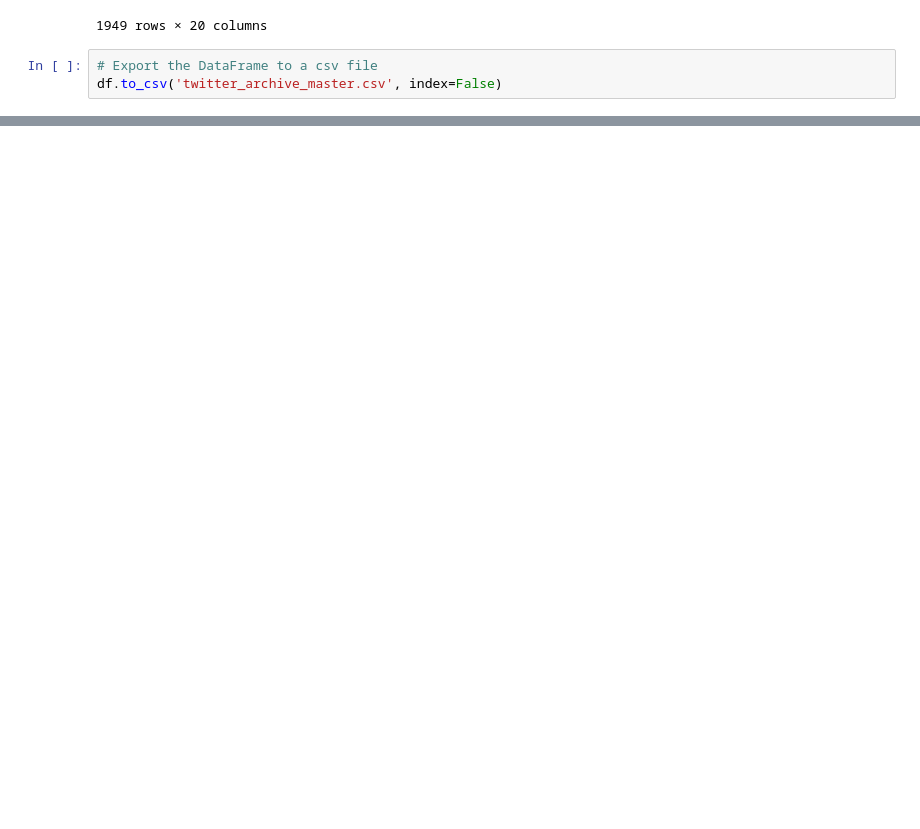
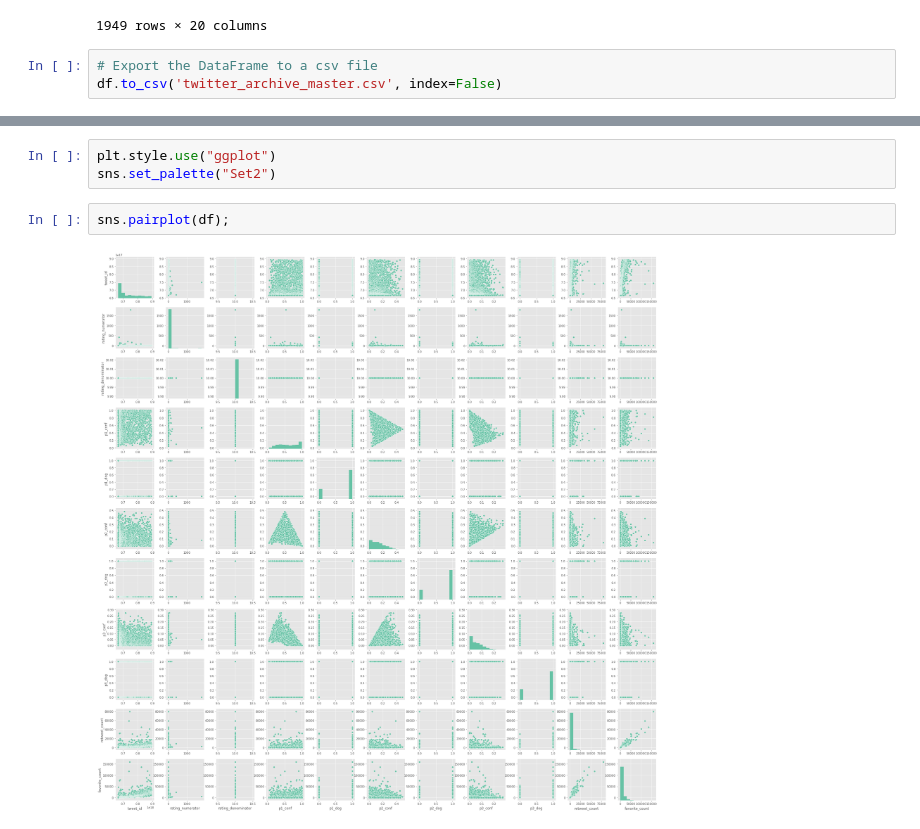
Before and after one commit to bakabbyy/WeRateDogs-twitter, a Jupyter notebook: wrangle_act.ipynb, the cells around one changed output, grey strips where cells are left out. Saved outputs shown, nothing was run; the diff lists cells and outputs as text; blank space fills up the shorter version.

```diff
--- a/wrangle_act.ipynb
+++ b/wrangle_act.ipynb
@@ -881,0 +891,7 @@ df.to_csv('twitter_archive_master.csv', index=False)
+# %%
+plt.style.use("ggplot")
+sns.set_palette("Set2")
+# %%
+sns.pairplot(df);
+# %% [output]
+[figure, added]
```
Also changed, not shown: parts of 24 cells of this notebook, 3 other files.
